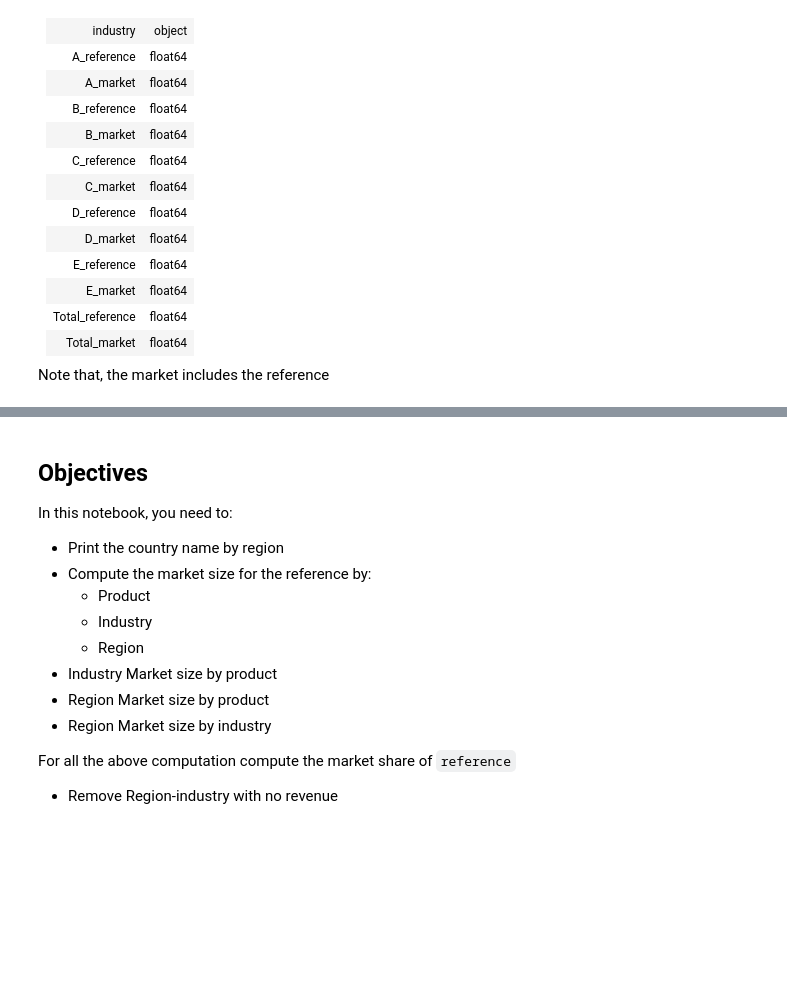
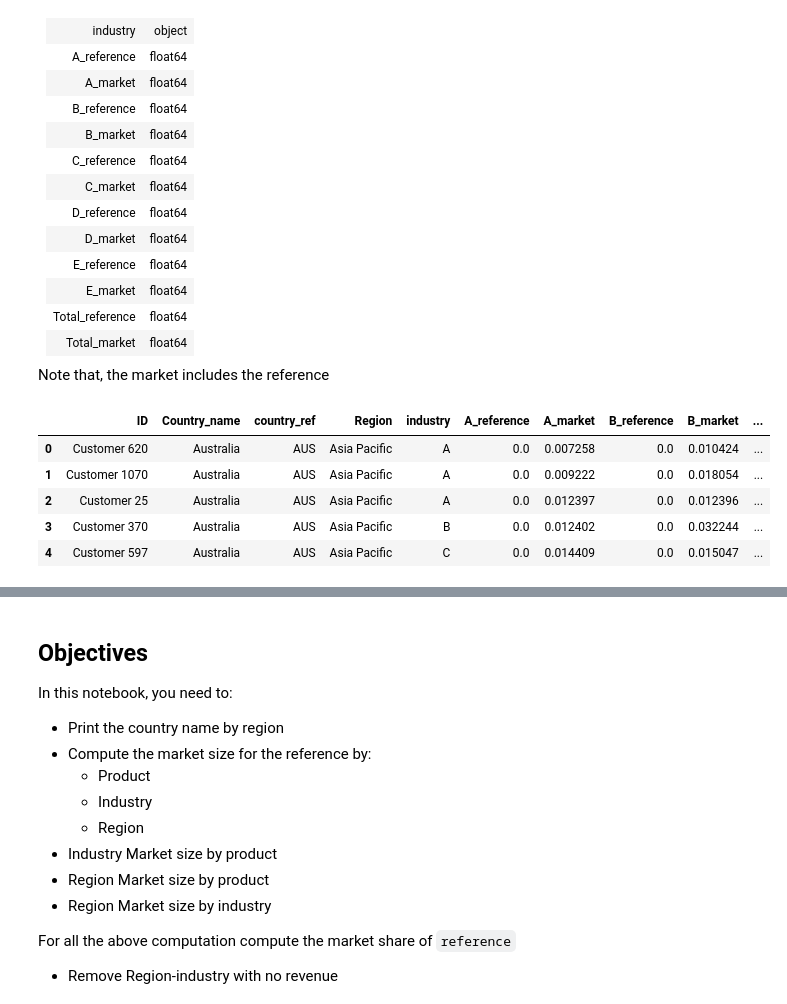
Before and after one commit to thomaspernet/PythonTeaching, a Jupyter notebook: Lectures/05_Pandas/Exercice_1.ipynb, the cells around one changed output, grey strips where cells are left out. Saved outputs shown, nothing was run; the diff lists cells and outputs as text; code cells hidden in the pictures; blank space fills up the shorter version.

```diff
--- a/Lectures/05_Pandas/Exercice_1.ipynb
+++ b/Lectures/05_Pandas/Exercice_1.ipynb
@@ -44,0 +47,10 @@ cm = sns.light_palette("green", as_cmap=True)
+# %%
+df_final = pd.read_csv(path)
+df_final.head()
+# %% [output]
+|  | ID | Country_name | country_ref | Region | industry | A_reference | A_market | B_reference | B_market | ... |
+| 0 | Customer 620 | Australia | AUS | Asia Pacific | A | 0.0 | 0.007258 | 0.0 | 0.010424 | ... |
+| 1 | Customer 1070 | Australia | AUS | Asia Pacific | A | 0.0 | 0.009222 | 0.0 | 0.018054 | ... |
+| 2 | Customer 25 | Australia | AUS | Asia Pacific | A | 0.0 | 0.012397 | 0.0 | 0.012396 | ... |
+| 3 | Customer 370 | Australia | AUS | Asia Pacific | B | 0.0 | 0.012402 | 0.0 | 0.032244 | ... |
+| 4 | Customer 597 | Australia | AUS | Asia Pacific | C | 0.0 | 0.014409 | 0.0 | 0.015047 | ... |
```
Also changed, not shown: parts of 56 cells of this notebook.
